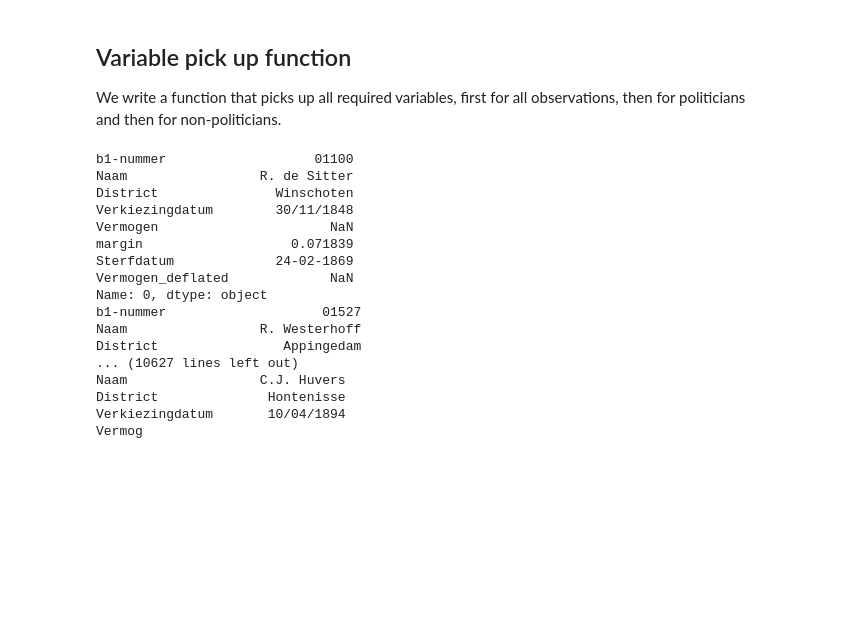
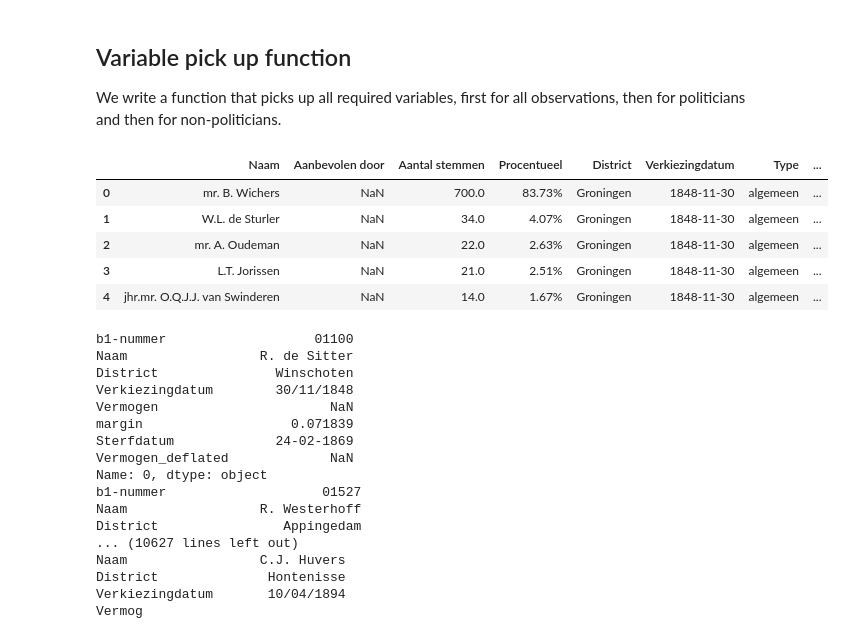
Before and after one commit to basm92/Polrents, a Jupyter notebook: Code/find_remaining_variables.ipynb, the cells around one changed output. Saved outputs shown, nothing was run; the diff lists cells and outputs as text; code cells hidden in the pictures; blank space fills up the shorter version.

```diff
--- a/Code/find_remaining_variables.ipynb
+++ b/Code/find_remaining_variables.ipynb
@@ -47,11 +66,24 @@ We write a function that picks up all required variables, first for all observat
 # %%
 # Election and election history data
 ## Some datasets which I need
 electoral_data = pd.read_csv("../Data/elections/election_results_details.csv").iloc[:,1:]
 electoral_data.iloc[:,[2,7,8,9,10,11,12,13]] = electoral_data.iloc[:,[2,7,8,9,10,11,12,13]].apply(lambda x: pd.to_numeric(x, errors='coerce'))
 electoral_data['Verkiezingdatum'] = electoral_data['Verkiezingdatum'].apply(lambda x: pd.Timestamp(x))
 
 ## Seats data
+zetels = electoral_data.groupby(['District', 'Verkiezingdatum']).agg({'Aantal zetels': 'mean'})
+
+## Politician metadata
+politician_metadata = pd.read_excel("../Data/politician_data/tk_1815tot1950uu.xlsx", dtype={'b1-nummer':str})
+
+electoral_data.head(5)
+# %% [output]
+|  | Naam | Aanbevolen door | Aantal stemmen | Procentueel | District | Verkiezingdatum | Type | ... |
+| 0 | mr. B. Wichers | NaN | 700.0 | 83.73% | Groningen | 1848-11-30 | algemeen | ... |
+| 1 | W.L. de Sturler | NaN | 34.0 | 4.07% | Groningen | 1848-11-30 | algemeen | ... |
+| 2 | mr. A. Oudeman | NaN | 22.0 | 2.63% | Groningen | 1848-11-30 | algemeen | ... |
+| 3 | L.T. Jorissen | NaN | 21.0 | 2.51% | Groningen | 1848-11-30 | algemeen | ... |
+| 4 | jhr.mr. O.Q.J.J. van Swinderen | NaN | 14.0 | 1.67% | Groningen | 1848-11-30 | algemeen | ... |
 # %%
 def get_variables(df):
 
```
Also changed, not shown: parts of 5 cells of this notebook, 2 other files.
